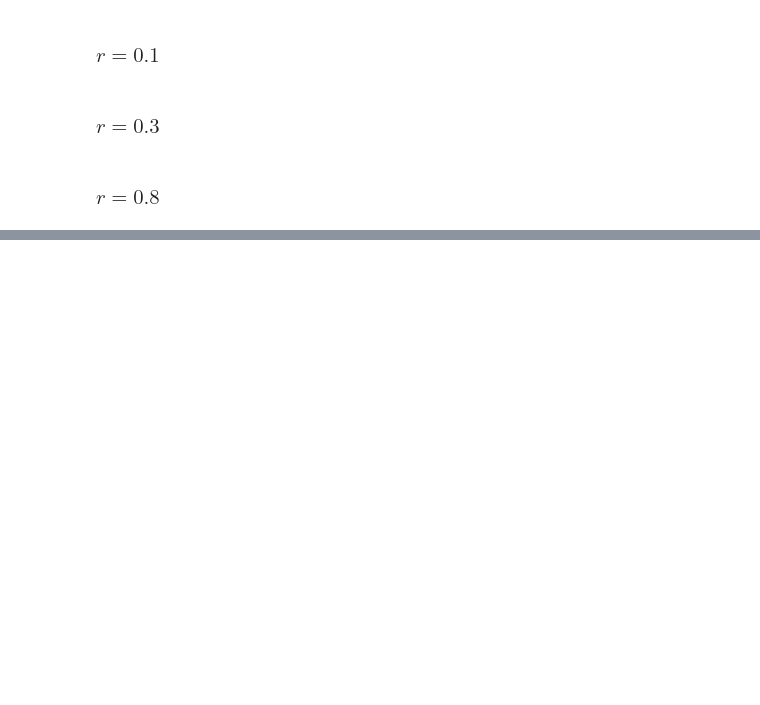
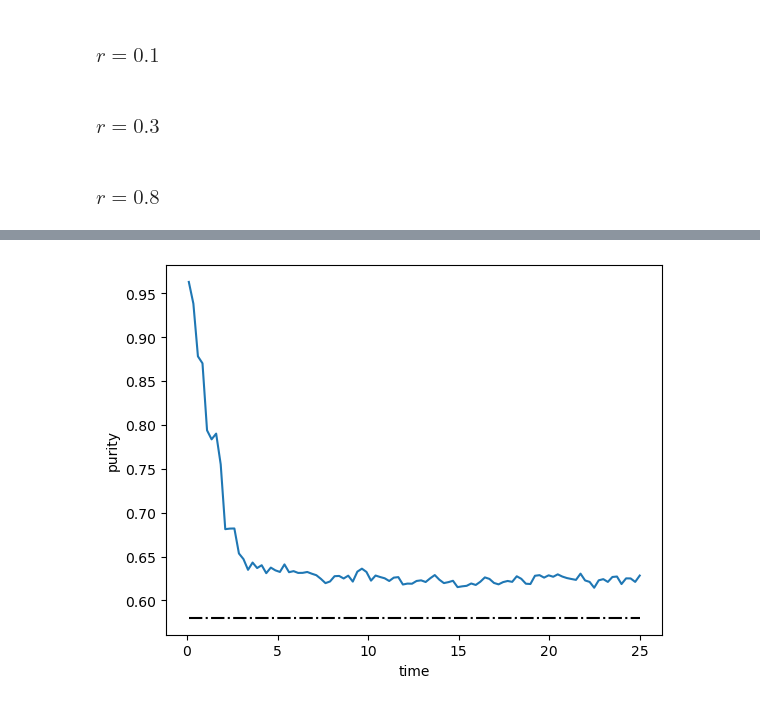
Before and after one commit to DaanTimmers/Summer_23, a Jupyter notebook: new_ensemble.ipynb, the cells around one changed output, grey strips where cells are left out. Saved outputs shown, nothing was run; the diff lists cells and outputs as text; code cells hidden in the pictures; blank space fills up the shorter version.

```diff
--- a/new_ensemble.ipynb
+++ b/new_ensemble.ipynb
@@ -1399,0 +1685,14 @@ axes[1,2].set_xlabel('$N_B$',size=12)
+# %%
+q = 0.05
+i = 4
+N_B = N_Bs[i]
+r = 1 - (1-q) ** N_B
+new_purity = (1-r) ** 2 + r * (2-r) / d
+fig = plt.figure()
+plt.plot(times,purities[i,1])
+plt.plot(times, [new_purity for j in range(len(times))], 'k-.')
+plt.ylabel('purity')
+plt.xlabel('time')
+plt.show()
+# %% [output]
+[figure, added]
```
Also changed, not shown: parts of 12 cells of this notebook.
